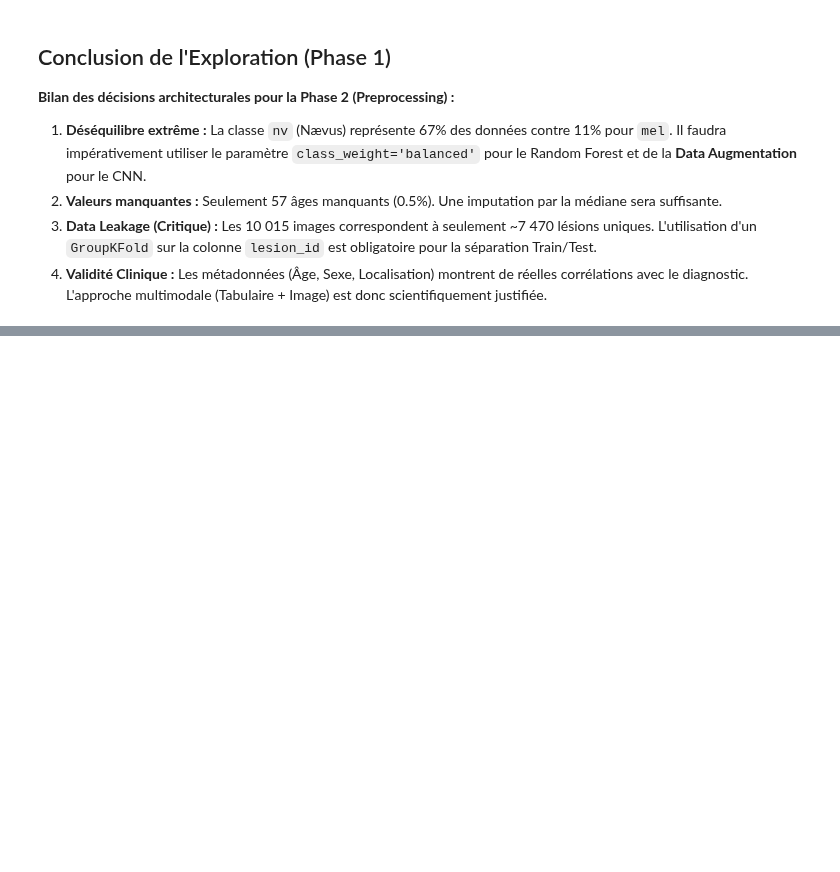
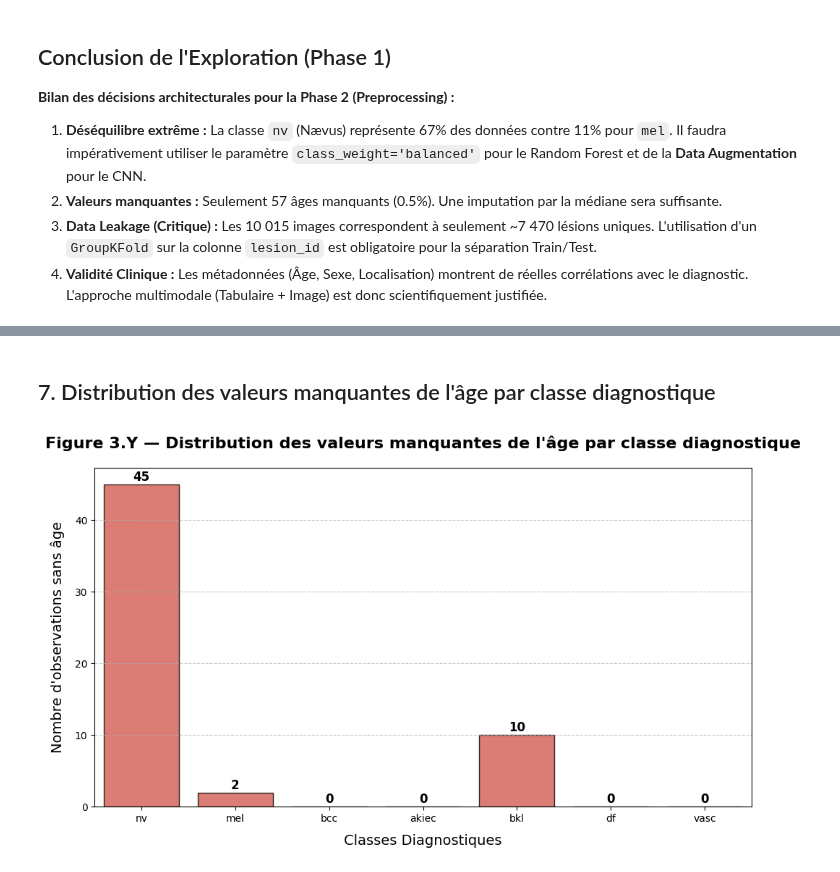
Before and after one commit to Oussamma642/pfe-melanoma-detection, a Jupyter notebook: notebooks/01_exploration.ipynb, the cells around one changed output, grey strips where cells are left out. Cells and saved outputs as stored; diff of their text form; code cells hidden in the pictures; blank space fills up the shorter version.

```diff
--- a/notebooks/01_exploration.ipynb
+++ b/notebooks/01_exploration.ipynb
@@ -461,0 +609,73 @@ print("✅ Livrable généré : Grille d'images sauvegardée dans reports/figure
+# %% [markdown]
+## 7. Distribution des valeurs manquantes de l'âge par classe diagnostique
+# %%
+import pandas as pd
+import matplotlib.pyplot as plt
+import seaborn as sns
+
+# ==========================================
+# 1. Chargement des données BRUTES
+# ==========================================
+# On utilise le fichier brut, avant l'imputation par la médiane
+metadata_path = r'D:\licence-dexellence\s6\m6-pfe\melanoscan\data\raw\HAM10000_metadata.csv'
+df = pd.read_csv(metadata_path)
+
+# ==========================================
+# 2. Traitement des données
+# ==========================================
+# Filtrer uniquement les lignes où l'âge est manquant (NaN)
+df_missing_age = df[df['age'].isnull()]
+
+# Compter le nombre de valeurs manquantes pour chaque classe diagnostique
+# L'utilisation de reindex permet de s'assurer que toutes les 7 classes apparaissent,
+# même si l'une d'entre elles a 0 valeur manquante.
+classes_officielles = ['nv', 'mel', 'bcc', 'akiec', 'bkl', 'df', 'vasc']
+missing_by_class = df_missing_age['dx'].value_counts().reindex(classes_officielles, fill_value=0).reset_index()
+missing_by_class.columns = ['Classe Diagnostique', 'Valeurs Manquantes']
+
+# ==========================================
+# 3. Génération du Graphique (Barplot)
+# ==========================================
+plt.figure(figsize=(10, 6))
+
+# Création du diagramme à barres
+# Utilisation d'une couleur rouge tamisée pour rester cohérent avec la "carte des valeurs manquantes" précédente
+ax = sns.barplot(data=missing_by_class,
+                 x='Classe Diagnostique',
+                 y='Valeurs Manquantes',
+                 color='#E74C3C',
+                 edgecolor='black',
+                 alpha=0.8) # Légère transparence pour l'élégance
+
+# ==========================================
+# 4. Personnalisation (Spécial Rapport)
+# ==========================================
+plt.title("Figure 3.Y — Distribution des valeurs manquantes de l'âge par classe diagnostique",
+          fontsize=16, pad=20, fontweight='bold')
+plt.xlabel("Classes Diagnostiques", fontsize=14, labelpad=10)
+plt.ylabel("Nombre d'observations sans âge", fontsize=14, labelpad=10)
+
+# Ajout des étiquettes de données (les chiffres exacts) au-dessus de chaque barre
+for index, row in missing_by_class.iterrows():
+    ax.text(index,
+            row['Valeurs Manquantes'] + 0.5, # Positionnement légèrement au-dessus de la barre
+            str(row['Valeurs Manquantes']),
+            color='black',
+            ha="center",
+            fontsize=12,
+            fontweight='bold')
+
+# Ajout d'une grille horizontale discrète pour faciliter la lecture
+plt.grid(axis='y', linestyle='--', alpha=0.7)
+
+# ==========================================
+# 5. Sauvegarde et Affichage
+# ==========================================
+# Sauvegarde en haute définition (300 dpi) prête pour l'insertion Word
+plt.tight_layout()
+# plt.savefig('distribution_manquants_age.png', dpi=300, bbox_inches='tight')
+
+# Affichage direct dans le notebook
+plt.show()
+# %% [output]
+[figure, added]
```
Also changed, not shown: parts of 4 cells of this notebook, 15 other files.
